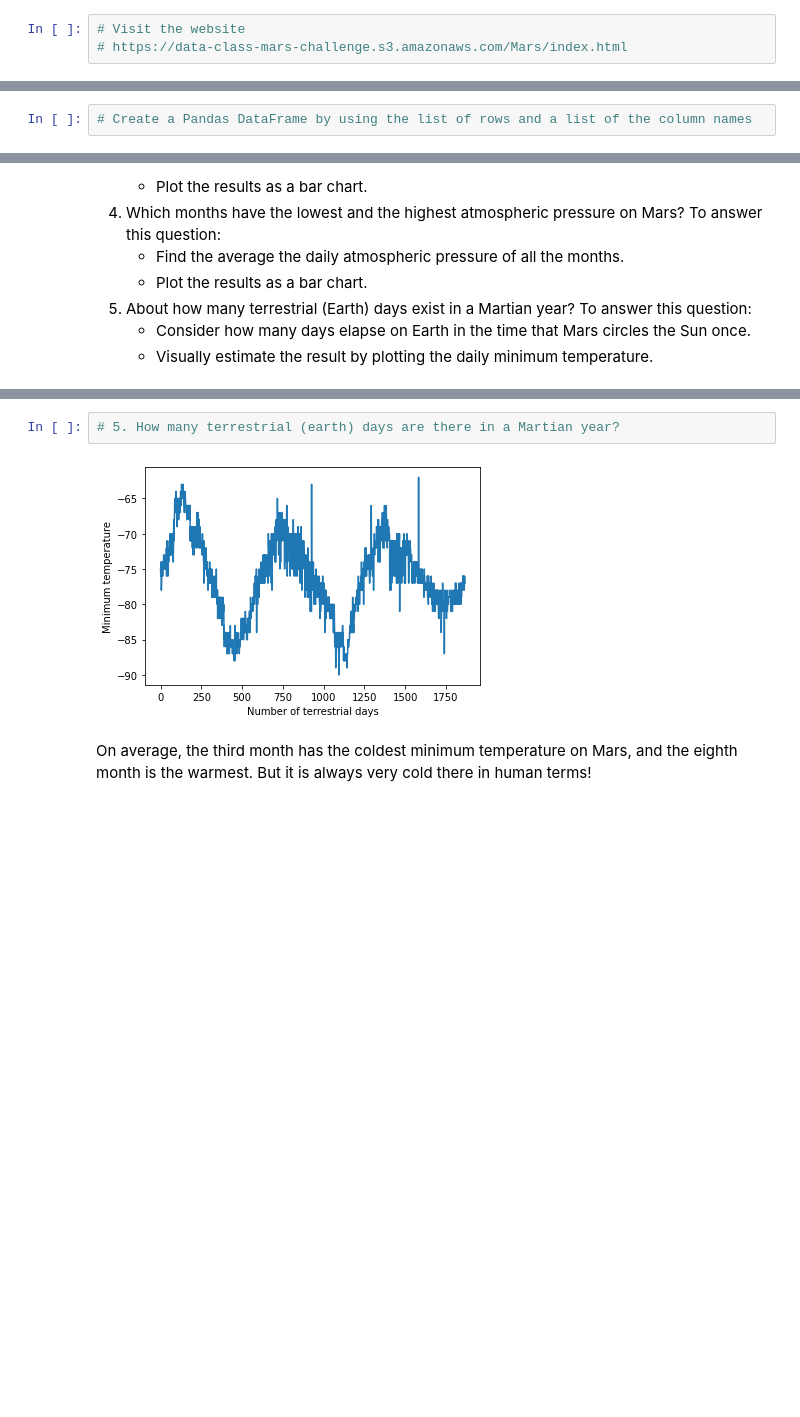
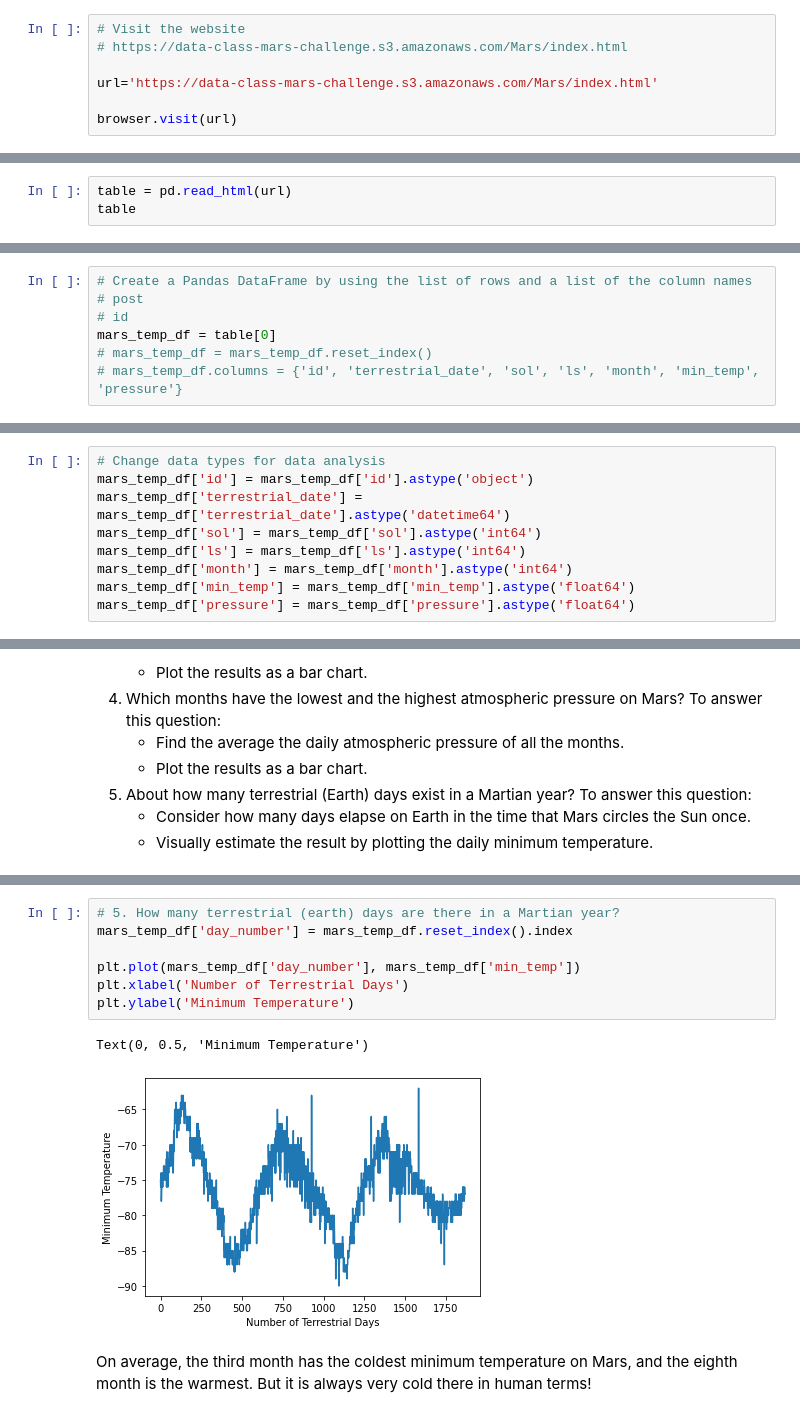
Before and after one commit to KYbarra4/web-scraping-challenge, a Jupyter notebook: mars_weatherKY.ipynb, the cells around one changed output, grey strips where cells are left out. Drawn from its saved outputs; the diff is of its cells as text; blank space fills up the shorter version.

```diff
--- a/mars_weatherKY.ipynb
+++ b/mars_weatherKY.ipynb
@@ -20,6 +20,10 @@ Use automated browsing to visit the [Mars Temperature Data Site](https://data-cl
 # %%
 # Visit the website
 # https://data-class-mars-challenge.s3.amazonaws.com/Mars/index.html
+
+url='https://data-class-mars-challenge.s3.amazonaws.com/Mars/index.html'
+
+browser.visit(url)
 # %% [markdown]
 ### Step 2: Scrape the Table
 
@@ -48,0 +147,3 @@ Assemble the scraped data into a Pandas DataFrame. The columns should have the s
+# %%
+table = pd.read_html(url)
+table
@@ -49,4 +165,9 @@ Assemble the scraped data into a Pandas DataFrame. The columns should have the s
 # %%
 # Create a Pandas DataFrame by using the list of rows and a list of the column names
+# post
+# id
+mars_temp_df = table[0]
+# mars_temp_df = mars_temp_df.reset_index()
+# mars_temp_df.columns = {'id', 'terrestrial_date', 'sol', 'ls', 'month', 'min_temp', 'pressure'}
 # %%
 # Confirm DataFrame was created successfully
@@ -79,2 +207,11 @@ dtype: object
+# %%
+# Change data types for data analysis
+mars_temp_df['id'] = mars_temp_df['id'].astype('object')
+mars_temp_df['terrestrial_date'] = mars_temp_df['terrestrial_date'].astype('datetime64')
+mars_temp_df['sol'] = mars_temp_df['sol'].astype('int64')
+mars_temp_df['ls'] = mars_temp_df['ls'].astype('int64')
+mars_temp_df['month'] = mars_temp_df['month'].astype('int64')
+mars_temp_df['min_temp'] = mars_temp_df['min_temp'].astype('float64')
+mars_temp_df['pressure'] = mars_temp_df['pressure'].astype('float64')
 # %%
 # Confirm type changes were successful by examining data types again
@@ -171,8 +323,14 @@ Name: pressure, dtype: float64
 [figure]
 # %%
 # 5. How many terrestrial (earth) days are there in a Martian year?
+mars_temp_df['day_number'] = mars_temp_df.reset_index().index
+
+plt.plot(mars_temp_df['day_number'], mars_temp_df['min_temp'])
+plt.xlabel('Number of Terrestrial Days')
+plt.ylabel('Minimum Temperature')
 # %% [output]
+Text(0, 0.5, 'Minimum Temperature')
-[figure, old version]
+[figure, new version]
 # %% [markdown]
 On average, the third month has the coldest minimum temperature on Mars, and the eighth month is the warmest. But it is always very cold there in human terms!
 # %% [markdown]
```
Also changed, not shown: parts of 18 cells of this notebook, 2 other files.
